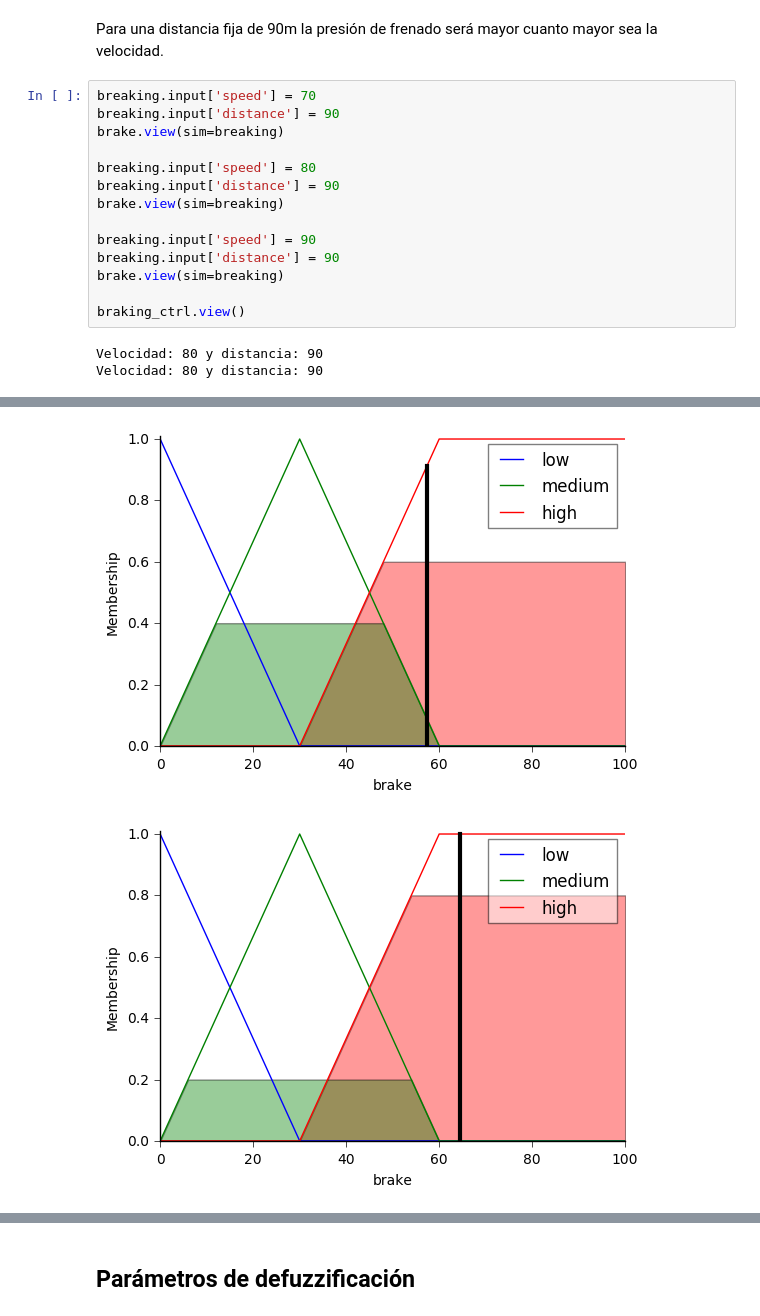
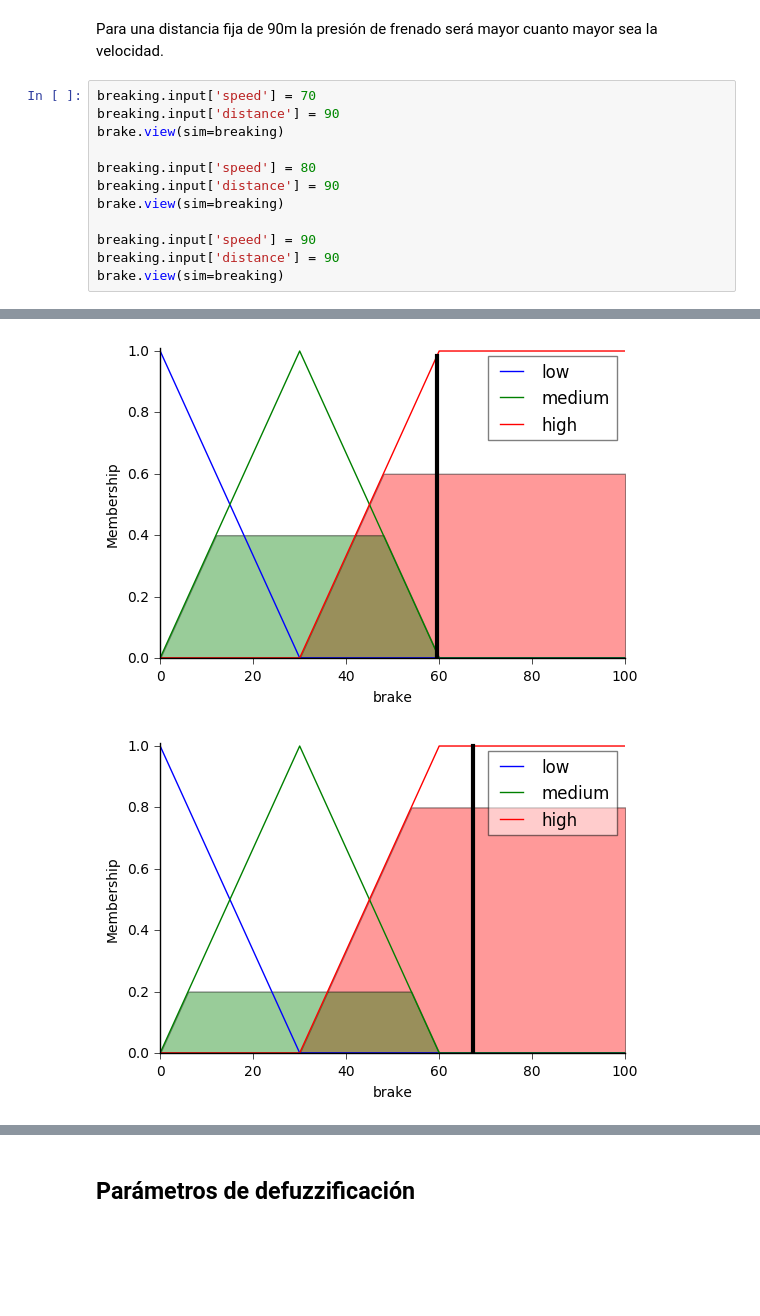
Before and after one commit to cayetanoguerra/cayetanoguerra.github.io, a Jupyter notebook: ia/nbpy/fuzzy-logic.ipynb, the cells around one changed output, grey strips where cells are left out. Cells and saved outputs as stored; diff of their text form; blank space fills up the shorter version.

```diff
--- a/ia/nbpy/fuzzy-logic.ipynb
+++ b/ia/nbpy/fuzzy-logic.ipynb
@@ -261,8 +261,4 @@ brake.view(sim=breaking)
 breaking.input['speed'] = 90
 breaking.input['distance'] = 90
 brake.view(sim=breaking)
-
-braking_ctrl.view()
 # %% [output]
-Velocidad: 80 y distancia: 90
-Velocidad: 80 y distancia: 90
@@ -270,2 +266,2 @@ Velocidad: 80 y distancia: 90
-[figure, old version]
+[figure, new version]
-[figure, old version]
+[figure, new version]
```
Also changed, not shown: parts of 1 cell of this notebook, 1 other file.
